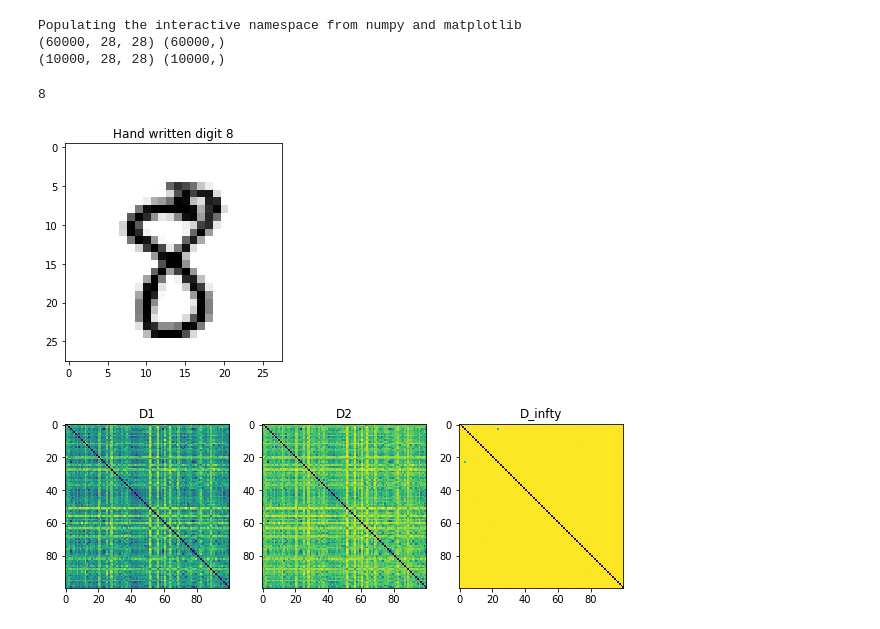
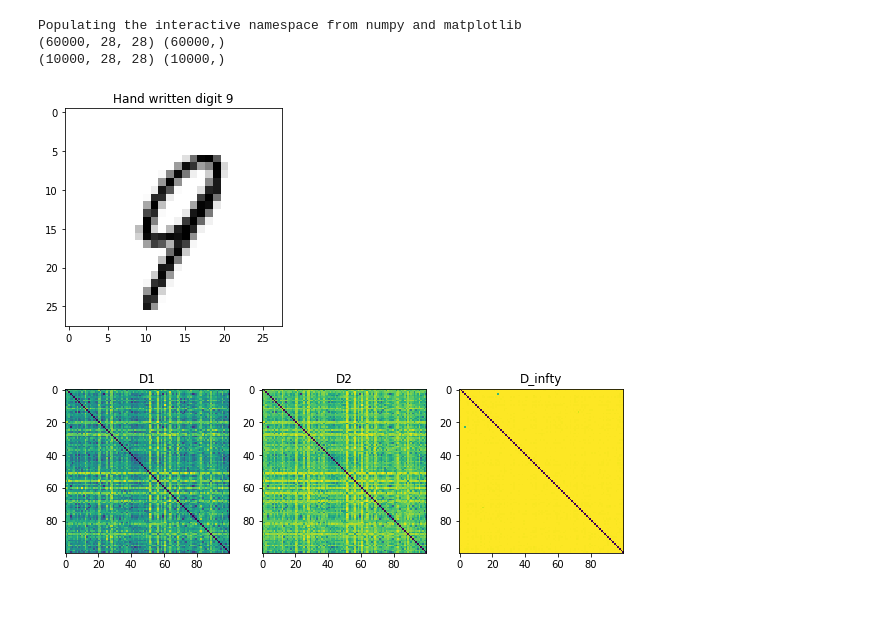
Before and after one commit to cpacilio/P1.4_seed, a Jupyter notebook: final_project/final_project_2.ipynb, the cells around one changed output. Drawn from its saved outputs; the diff is of its cells as text; code cells hidden in the pictures.

```diff
--- a/final_project/final_project_2.ipynb
+++ b/final_project/final_project_2.ipynb
@@ -16,13 +16,13 @@ Populating the interactive namespace from numpy and matplotlib
 (60000, 28, 28) (60000,)
 (10000, 28, 28) (10000,)
 # %%
-N=46
-imshow(x_train[N], cmap='gray_r')
-_ = title('Hand written digit '+str(y_train[N]))
-y_train[N]
+def show(N):
+    imshow(x_train[N], cmap='gray_r')
+    _ = title('Hand written digit '+str(y_train[N]))
+
+show(22)
 # %% [output]
-8
-[figure, old version]
+[figure, new version]
 # %%
 ## ASSIGNMENT 1
 
```
Also changed, not shown: parts of 18 cells of this notebook.
